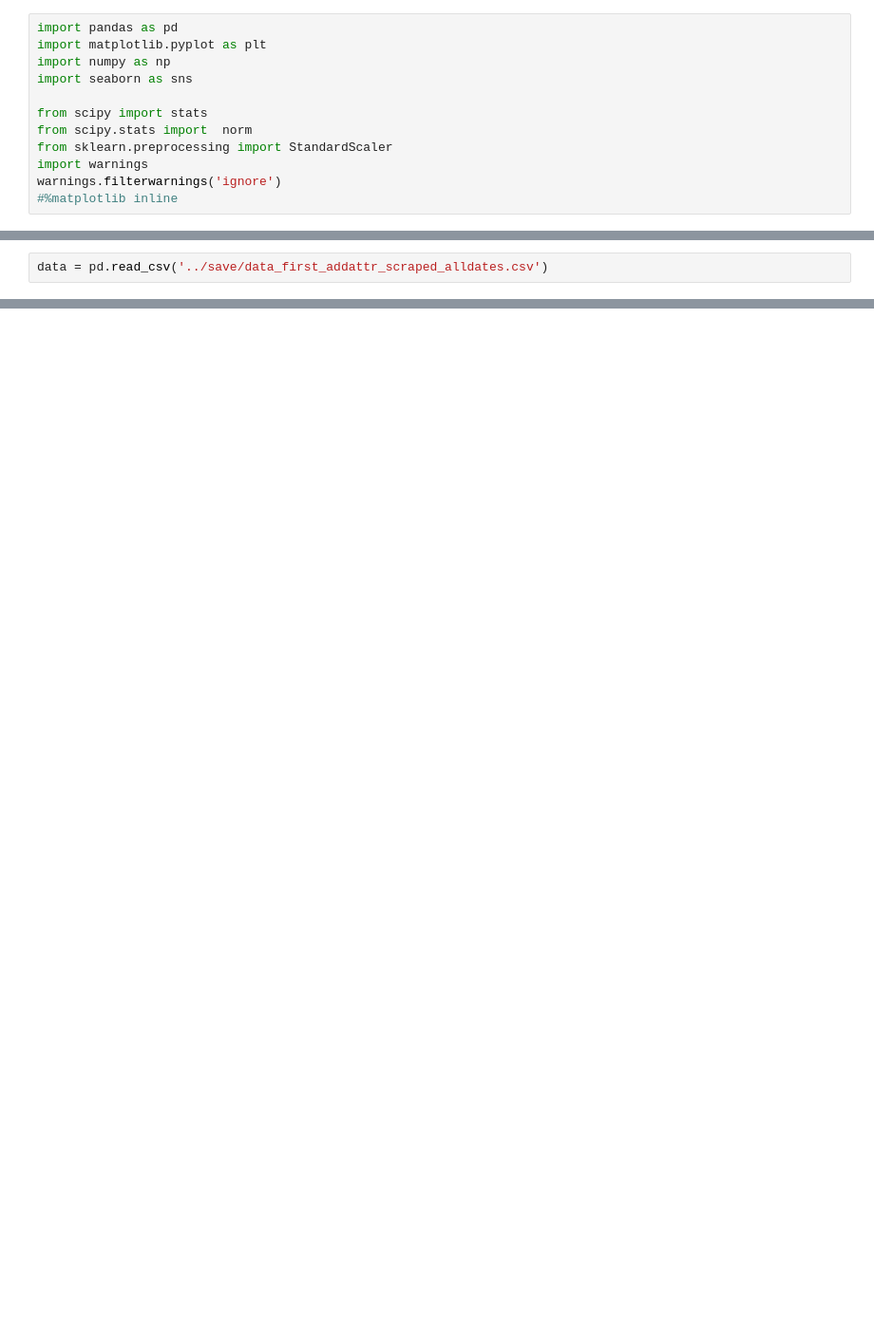
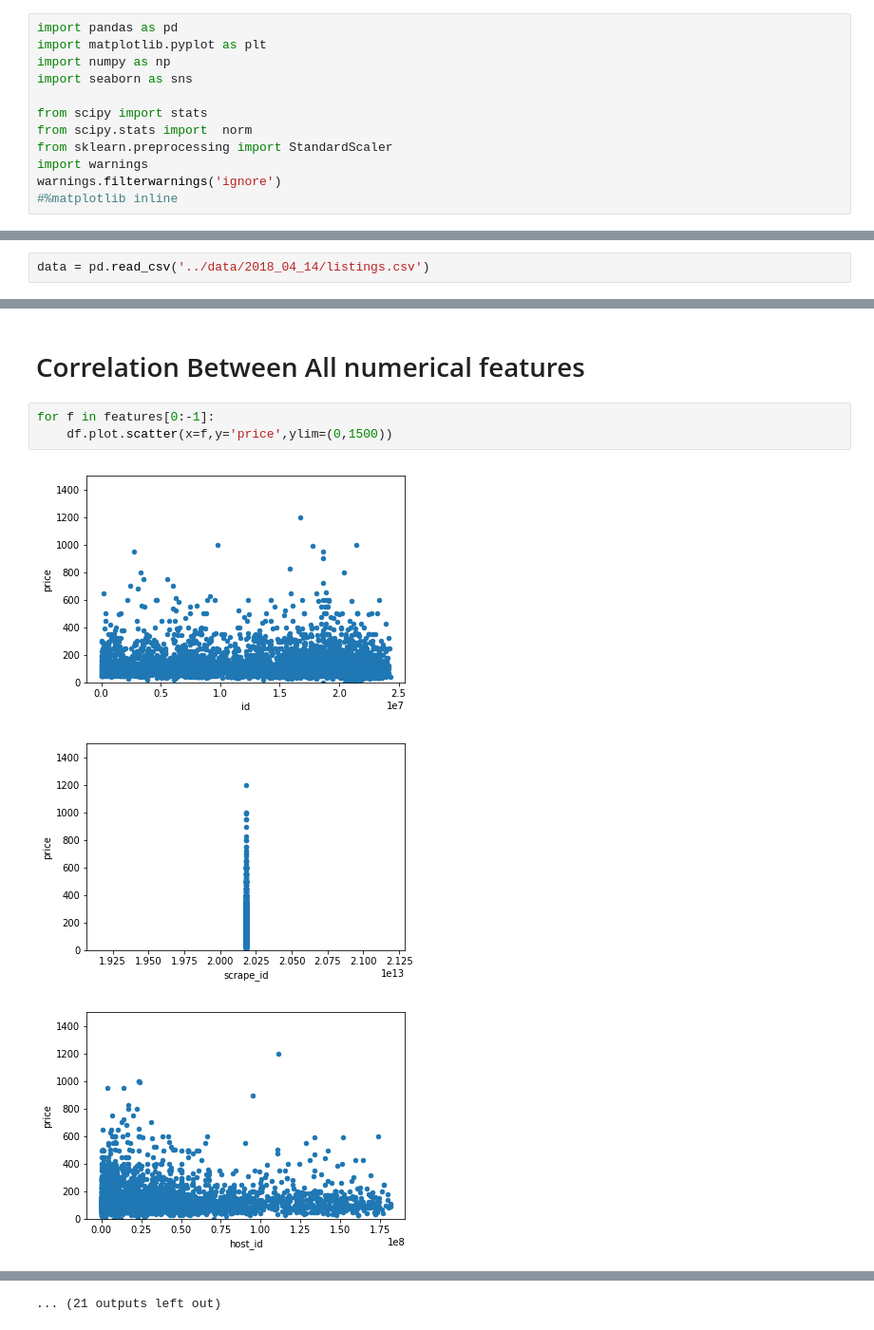
Before and after one commit to hengjiwang/seattle_airbnb_prediction, a Jupyter notebook: clean_and_feature_extraction/features analysis.ipynb, the cells around one changed output, grey strips where cells are left out. Shown at 95% size. Saved outputs shown, nothing was run; the diff lists cells and outputs as text; blank space fills up the shorter version.

```diff
--- a/clean_and_feature_extraction/features analysis.ipynb
+++ b/clean_and_feature_extraction/features analysis.ipynb
@@ -13,5 +15,5 @@ warnings.filterwarnings('ignore')
 # %%
-data = pd.read_csv('../save/data_first_addattr_scraped_alldates.csv')
+data = pd.read_csv('../data/2018_04_14/listings.csv')
 # %%
 data.columns.values
 # %% [output]
@@ -68,0 +71,9 @@ Kurtosis: 653.365855
+# %% [markdown]
+# Correlation Between All numerical features
+# %%
+for f in features[0:-1]:
+    df.plot.scatter(x=f,y='price',ylim=(0,1500))
+# %% [output]
+[figure, added]
+[figure, added]
+[figure, added]
@@ -68,0 +89 @@ Kurtosis: 653.365855
+... (21 outputs left out)
```
Also changed, not shown: parts of 28 cells of this notebook, 5 other files.
